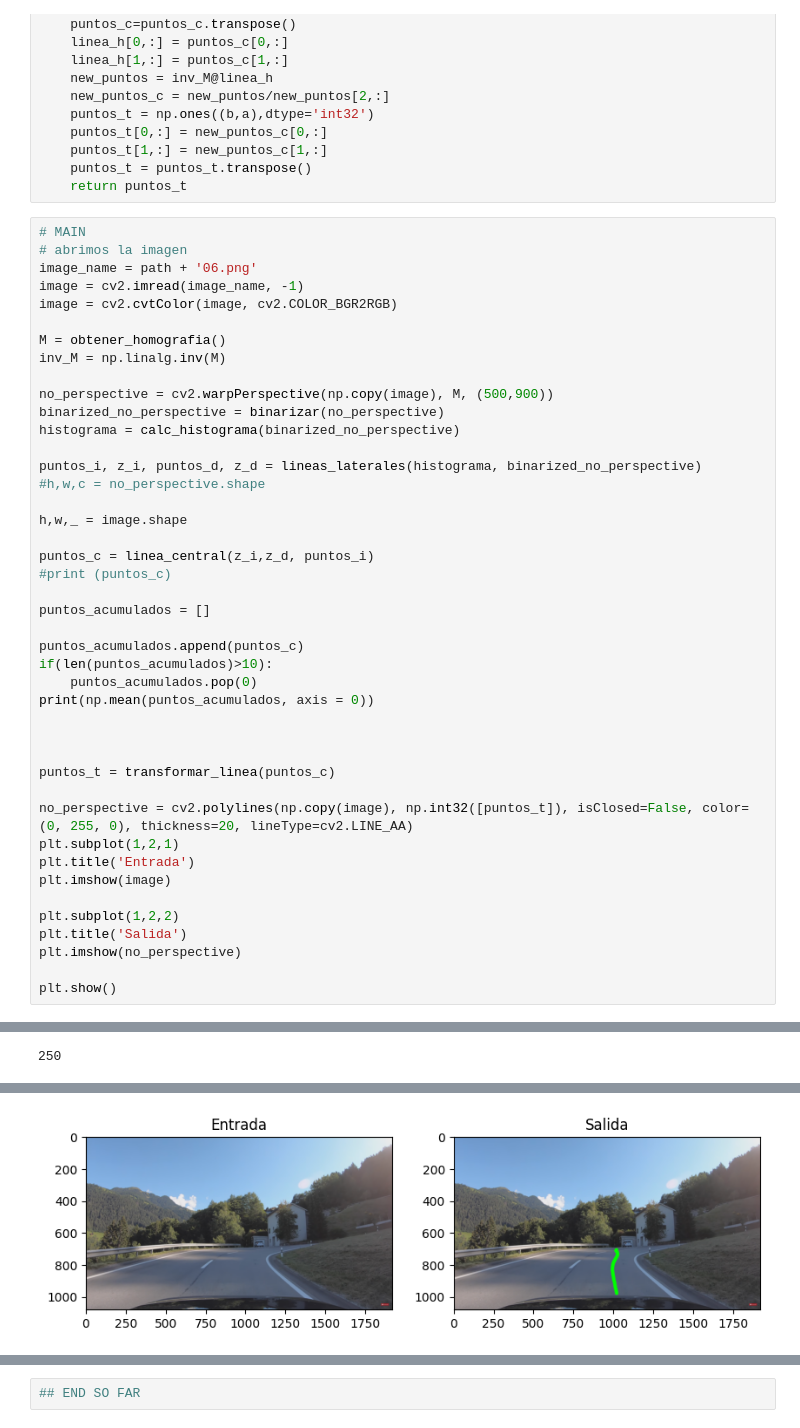
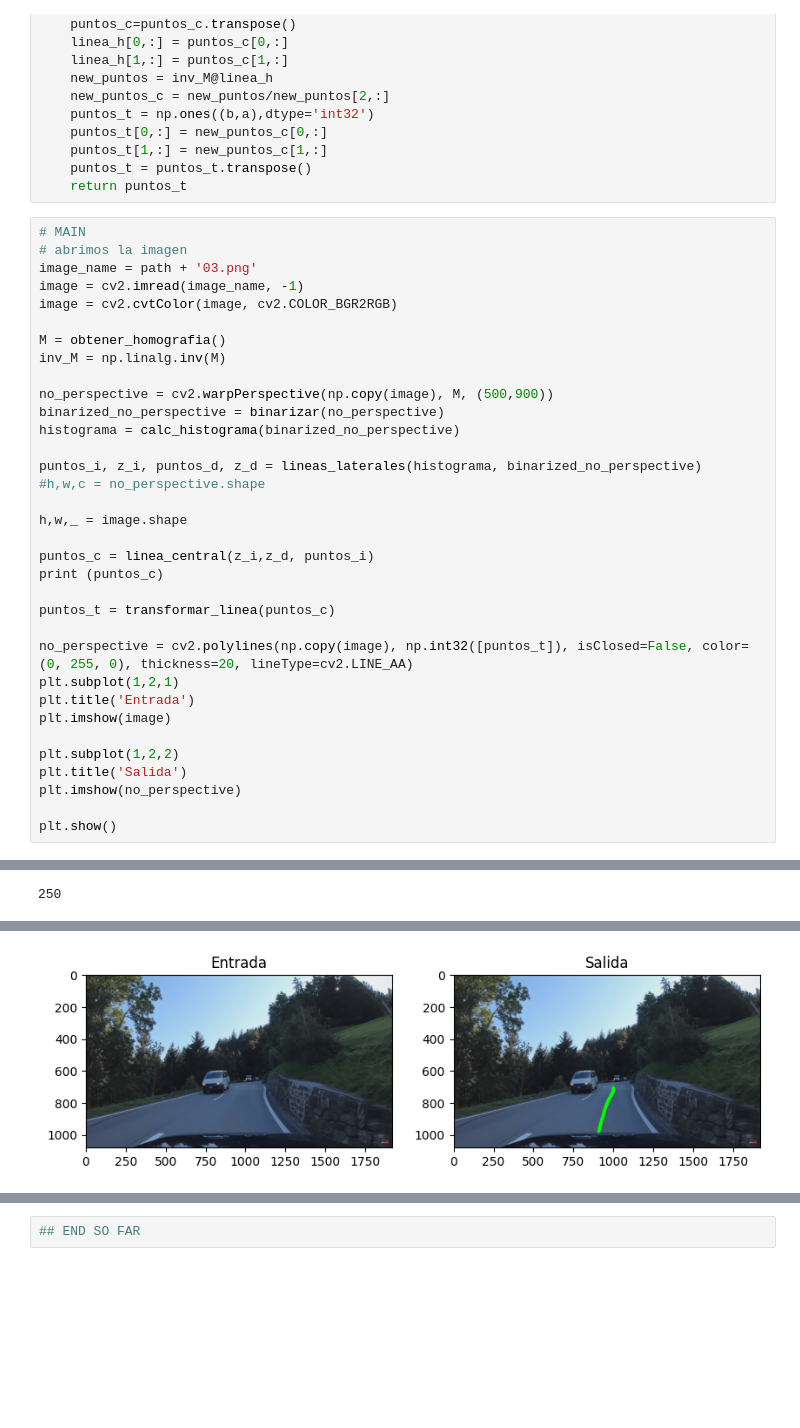
Before and after one commit to luciagm639/AutoDriving, a Jupyter notebook: autoDriving.ipynb, the cells around one changed output, grey strips where cells are left out. Drawn from its saved outputs; the diff is of its cells as text; blank space fills up the shorter version.

```diff
--- a/autoDriving.ipynb
+++ b/autoDriving.ipynb
@@ -230,7 +230,7 @@ def transformar_linea(puntos_c):
 # %%
 # MAIN
 # abrimos la imagen
-image_name = path + '06.png'
+image_name = path + '03.png'
 image = cv2.imread(image_name, -1)
 image = cv2.cvtColor(image, cv2.COLOR_BGR2RGB)
 
@@ -247,16 +247,7 @@ puntos_i, z_i, puntos_d, z_d = lineas_laterales(histograma, binarized_no_perspec
 h,w,_ = image.shape
 
 puntos_c = linea_central(z_i,z_d, puntos_i)
-#print (puntos_c)
-
-puntos_acumulados = []
-
-puntos_acumulados.append(puntos_c)
-if(len(puntos_acumulados)>10):
-    puntos_acumulados.pop(0)
-print(np.mean(puntos_acumulados, axis = 0))
-
-
+print (puntos_c)
 
 puntos_t = transformar_linea(puntos_c)
 
@@ -294,4 +285,4 @@ plt.show()
-[figure, old version]
+[figure, new version]
 # %%
 # MAIN
 
```
Also changed, not shown: parts of 2 cells of this notebook.
